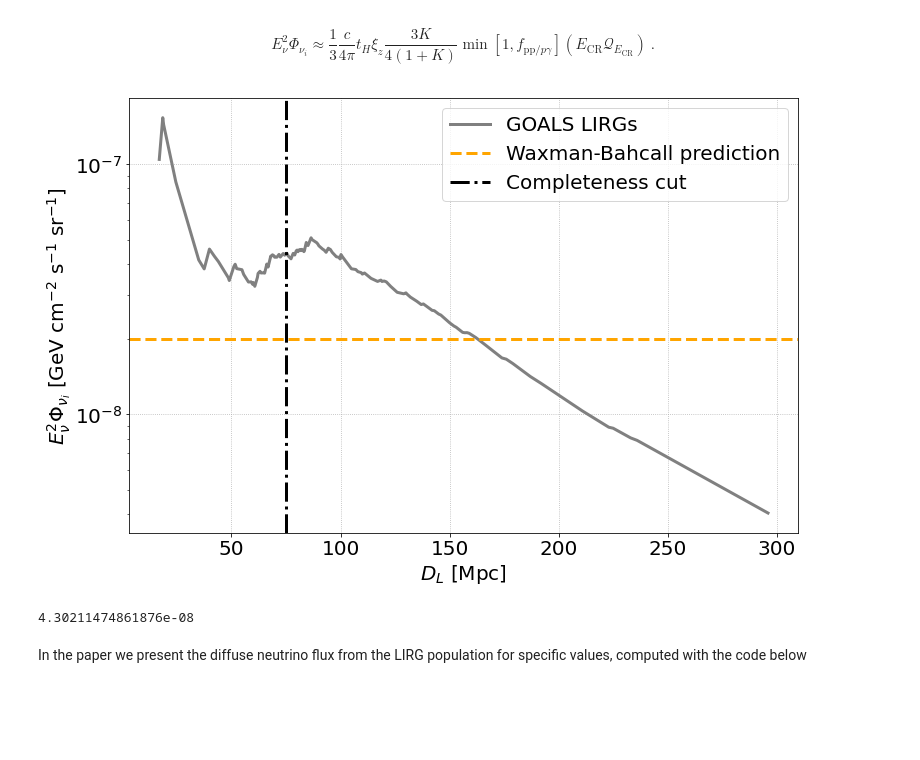
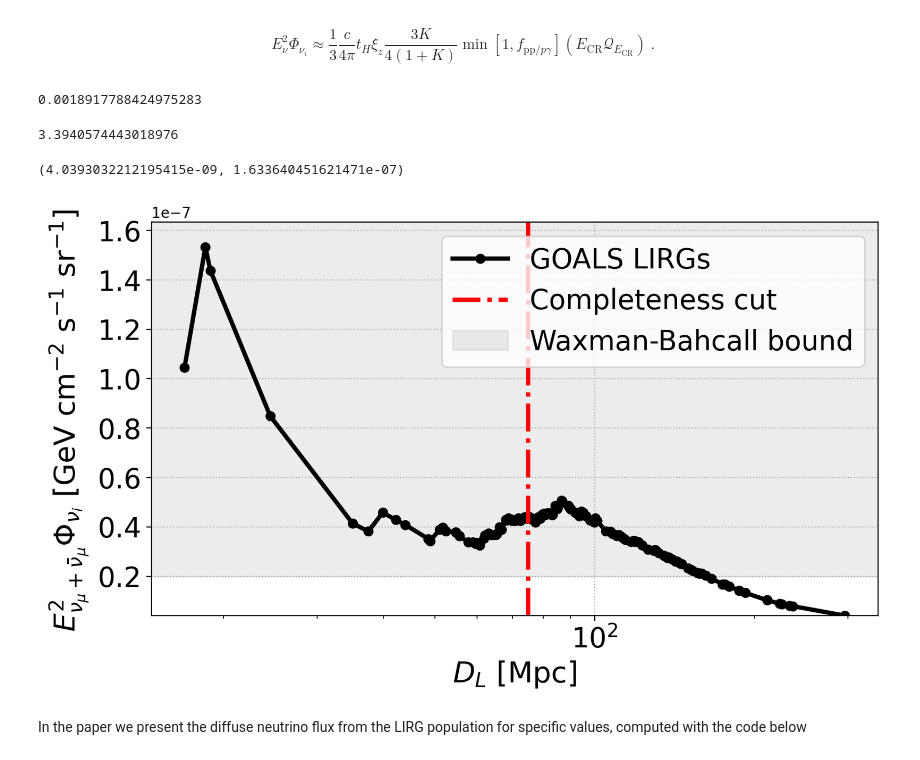
Before and after one commit to YarnoMerckx/diffuse-neutrino-flux-u-lirgs, a Jupyter notebook: diffuse_lirg_prediction.ipynb, the cells around one changed output. Drawn from its saved outputs; the diff is of its cells as text; code cells hidden in the pictures; blank space fills up the shorter version.

Commit message:
Cleanup and Diffuse LIRG plot

```diff
--- a/diffuse_lirg_prediction.ipynb
+++ b/diffuse_lirg_prediction.ipynb
@@ -269,28 +272,44 @@ def nuflux(E,Emin,Emax, alpha,DL_compl,xiz,eta,fpp,source_type,channel,syst,agnc
 Emin = 1e3
 Emax = 60*1e6
 eta_tot = ((1e51*0.1*5.97e-46*(u.erg/u.yr)).to(u.erg/u.s)).value #BH cutoff mass standard SB99
-diffuse_lirg_flux = [nuflux(0,Emin, Emax, 2,i,xi(2,4,'ULIRG'),eta_tot,1,'LIRGs','pp','individual','no') for i in Dmax_range_LIRG ]
+print(eta_tot)
+diffuse_lirg_flux = [nuflux(E=0, #gamma=2 does not matter
+                            Emin=Emin,
+                            Emax=Emax,
+                            alpha=2,
+                            DL_compl=i,
+                            xiz= xi(2,4,'ULIRG'),
+                            eta= eta_tot,
+                            fpp=1,
+                            source_type='LIRGs',
+                            channel='pp',
+                            syst='individual',
+                            agncorr='no') for i in Dmax_range_LIRG ]
+# %% [output]
+0.0018917788424975283
+# %%
+ xi(2,4,'ULIRG')
+# %% [output]
+3.3940574443018976
 # %%
-fig3 = plt.figure(figsize=(12,8))
+fig3=plt.figure(figsize=(9,5),dpi=200)
 
-plt.plot(Dmax_range_LIRG,diffuse_lirg_flux, color = 'grey',linewidth = 3, label = 'GOALS LIRGs')
-
-plt.axhline(y= 2e-8, linestyle = '--', color = 'orange',linewidth = 3, label = 'Waxman-Bahcall prediction')
-plt.axvline(x = 75, linestyle = 'dashdot',c = 'k', label = 'Completeness cut', linewidth = 3)
-plt.yscale('log')
+plt.plot(Dmax_range_LIRG,diffuse_lirg_flux,linewidth = 3, label = 'GOALS LIRGs',c='k',marker='o')
+plt.axhspan(2 * 1e-8 , 1e-5,
+            alpha=0.15, color='grey', label='Waxman-Bahcall bound')
+plt.axvline(x = 75, linestyle = 'dashdot',c = 'r', label = 'Completeness cut', linewidth = 3)
+#plt.yscale('log')
 plt.xlabel('$D_L$ [Mpc]',fontsize = 20)
-plt.ylabel('$E^{2}_{\\nu_{}}\Phi_{\\nu_i}$ [GeV cm$^{-2}$ s$^{-1}$ sr$^{-1}$] ',fontsize = 20)
-plt.yticks(fontsize = 20)
-plt.xticks(fontsize = 20)
-plt.legend(fontsize = 20)
+plt.ylabel('$E^{2}_{\\nu_{\\mu}+\\bar{\\nu}_\mu}\Phi_{\\nu_i}$ [GeV cm$^{-2}$ s$^{-1}$ sr$^{-1}$] ',fontsize = 20)
+plt.yticks(fontsize = 19)
+plt.xticks(fontsize = 19)
+plt.legend(fontsize = 19)
 plt.grid(ls='dotted')
-#plt.savefig("/Users/yarno/Documents/PhD/Pictures/Extrapolation_plots/LIRGnudiff.png",bbox_inches="tight")
+plt.xscale('log')
+plt.ylim(min(diffuse_lirg_flux),max(diffuse_lirg_flux)+1e-8)
 # %% [output]
+(4.0393032212195415e-09, 1.633640451621471e-07)
-[figure, old version]
+[figure, new version]
-# %%
-nuflux(0,Emin, Emax, 2,76,xi(2,4,'ULIRG'),eta_tot,1,'LIRGs','pp','individual','no')
-# %% [output]
-4.30211474861876e-08
 # %% [markdown]
 In the paper we present the diffuse neutrino flux from the LIRG population for specific values, computed with the code below
 # %%
```
Also changed, not shown: parts of 7 cells of this notebook, 3 other files.
